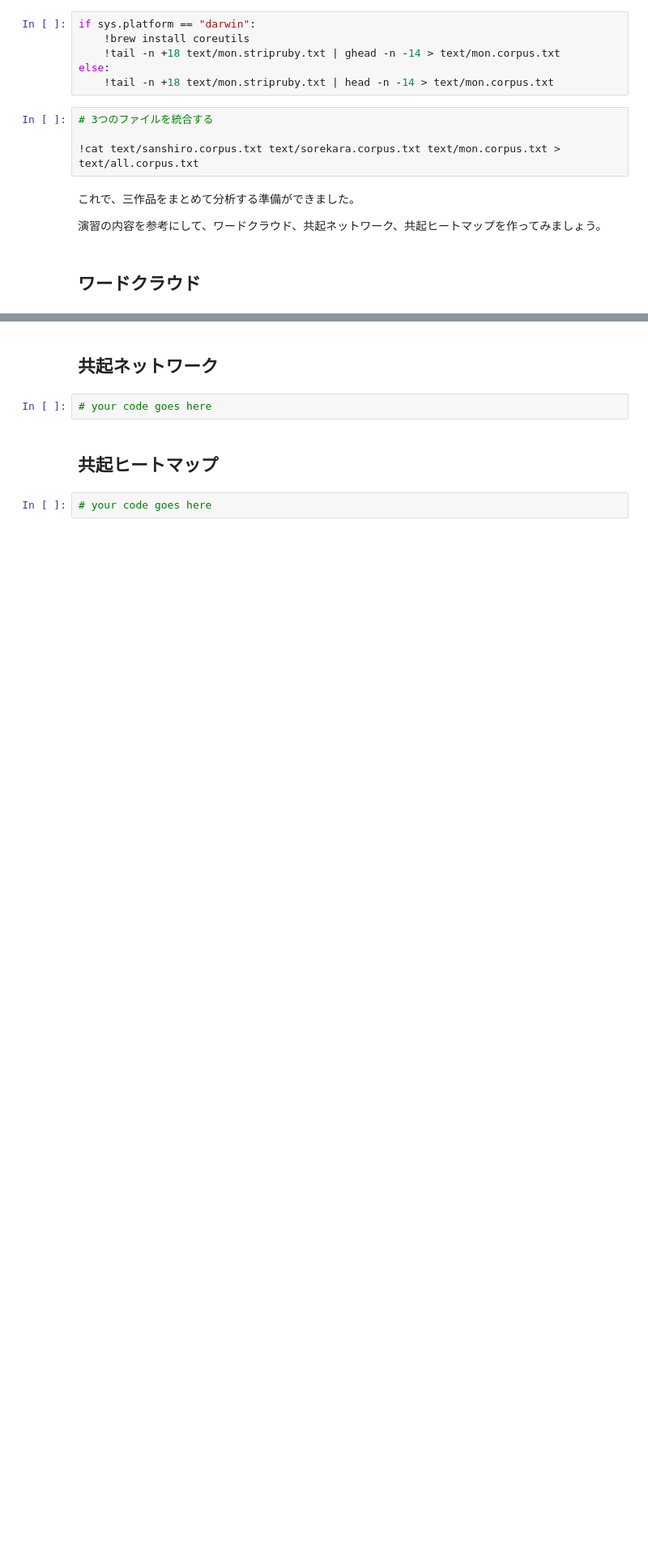
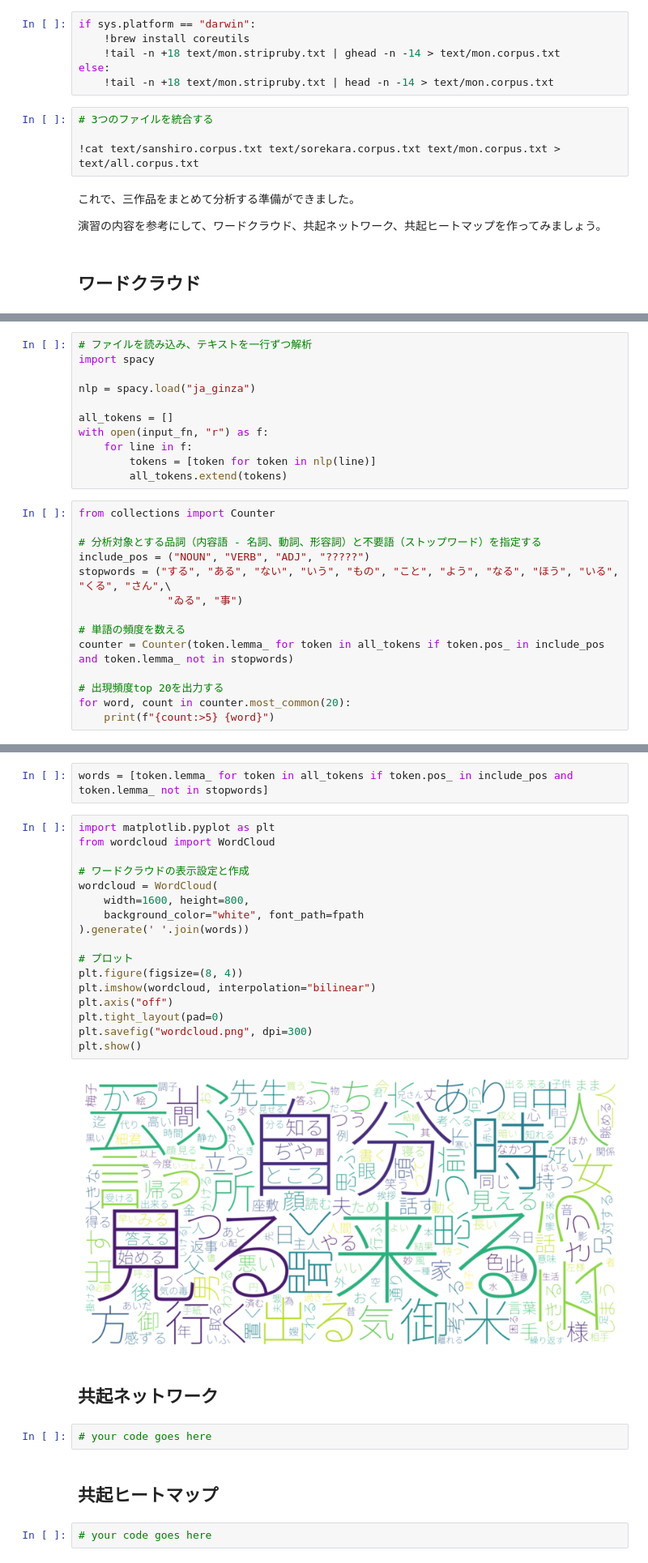
Before and after one commit to umenerineri/infovis-notebooks, a Jupyter notebook: exercise_9/text-data-exercise.ipynb, the cells around one changed output, grey strips where cells are left out. Shown at 81% size. Drawn from its saved outputs; the diff is of its cells as text; blank space fills up the shorter version.

Commit message:
wordcloud done

```diff
--- a/exercise_9/text-data-exercise.ipynb
+++ b/exercise_9/text-data-exercise.ipynb
@@ -106,0 +110,25 @@ else:
+# %%
+# ファイルを読み込み、テキストを一行ずつ解析
+import spacy
+
+nlp = spacy.load("ja_ginza")
+
+all_tokens = []
+with open(input_fn, "r") as f:
+    for line in f:
+        tokens = [token for token in nlp(line)]
+        all_tokens.extend(tokens)
+# %%
+from collections import Counter
+
+# 分析対象とする品詞（内容語 - 名詞、動詞、形容詞）と不要語（ストップワード）を指定する
+include_pos = ("NOUN", "VERB", "ADJ", "?????")
+stopwords = ("する", "ある", "ない", "いう", "もの", "こと", "よう", "なる", "ほう", "いる", "くる", "さん",\
+              "ゐる", "事")
+
+# 単語の頻度を数える
+counter = Counter(token.lemma_ for token in all_tokens if token.pos_ in include_pos and token.lemma_ not in stopwords)
+
+# 出現頻度top 20を出力する
+for word, count in counter.most_common(20):
+    print(f"{count:>5} {word}")
@@ -107,3 +156,24 @@ else:
+# %%
+words = [token.lemma_ for token in all_tokens if token.pos_ in include_pos and token.lemma_ not in stopwords]
+# %%
+import matplotlib.pyplot as plt
+from wordcloud import WordCloud
+
+# ワードクラウドの表示設定と作成
+wordcloud = WordCloud(
+    width=1600, height=800,
+    background_color="white", font_path=fpath
+).generate(' '.join(words))
+
+# プロット
+plt.figure(figsize=(8, 4))
+plt.imshow(wordcloud, interpolation="bilinear")
+plt.axis("off")
+plt.tight_layout(pad=0)
+plt.savefig("wordcloud.png", dpi=300)
+plt.show()
+# %% [output]
+[figure, added]
 # %% [markdown]
 ## 共起ネットワーク
 # %%
```
Also changed, not shown: parts of 2 cells of this notebook, 1 other file.
